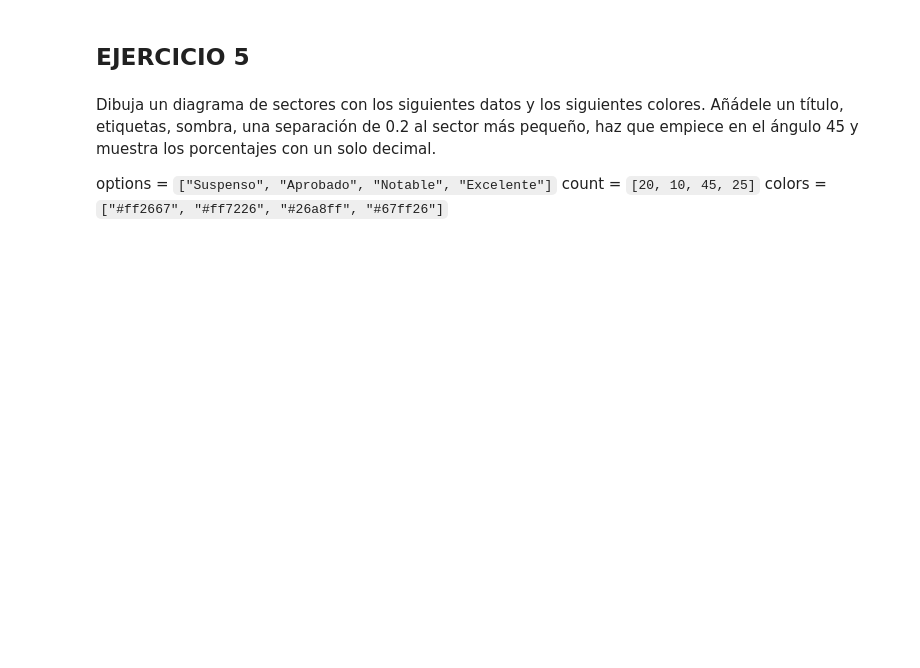
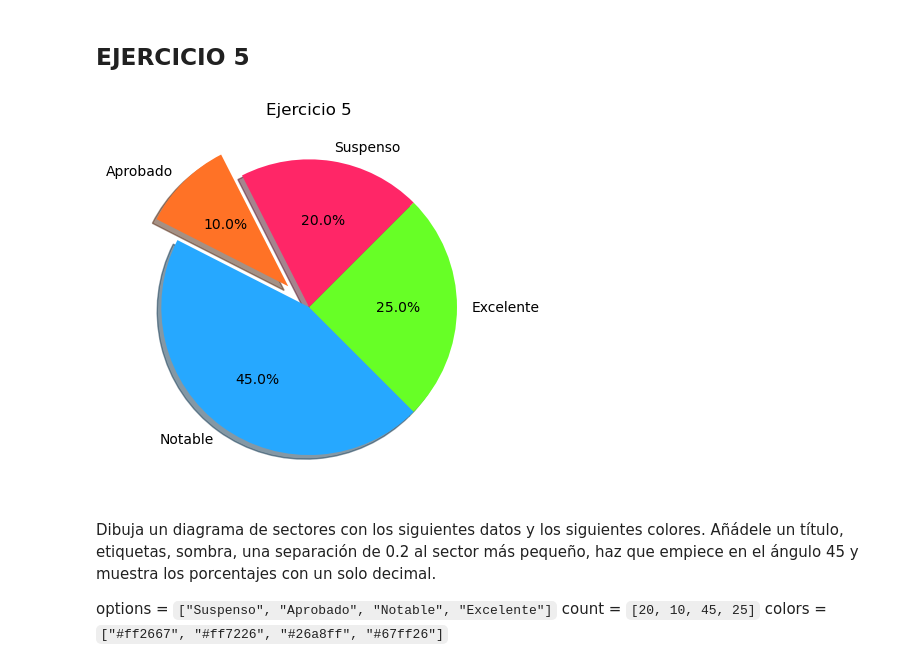
Before and after one commit to Mario-Lopez-Gonzalez/Python_clase, a Jupyter notebook: Cuadernos/Lista12 - Graficos.ipynb, the cells around one changed output. Cells and saved outputs as stored; diff of their text form; code cells hidden in the pictures; blank space fills up the shorter version.

Commit message:
Lista 12 completa

```diff
--- a/Cuadernos/Lista12 - Graficos.ipynb
+++ b/Cuadernos/Lista12 - Graficos.ipynb
@@ -98,6 +98,18 @@ Dibuja las 3 funciones del ejercicio anterior cada una en un subplot con el mét
 Haz que el tamaño de la figure global sea 10 x 5.
 # %% [markdown]
 ## EJERCICIO 5
+# %%
+options = ["Suspenso", "Aprobado", "Notable", "Excelente"]
+count = [20, 10, 45, 25]
+min_count = count.index(min(count)) # Saca el indice del valor minimo de la lista
+explode = [0] * len(count) # Crea una lista de ceros del tamaño de count
+explode[min_count] = 0.2 # Agrega un explode de 0.2 en la posicion del indice del valor minimo i.e. [0,0.2,0,0]
+colors = ["#ff2667", "#ff7226", "#26a8ff", "#67ff26"]
+plt.pie(count, colors = colors, labels = options, explode= explode, autopct = "%0.1f%%", startangle=45, shadow=True)
+plt.title("Ejercicio 5")
+plt.show()
+# %% [output]
+[figure, added]
 # %% [markdown]
 Dibuja un diagrama de sectores con los siguientes datos y los siguientes colores. Añádele un título, etiquetas, sombra, una separación de 0.2 al sector más pequeño, haz que empiece en el ángulo 45 y muestra los porcentajes con un solo decimal.
 
```
Also changed, not shown: parts of 5 cells of this notebook.
